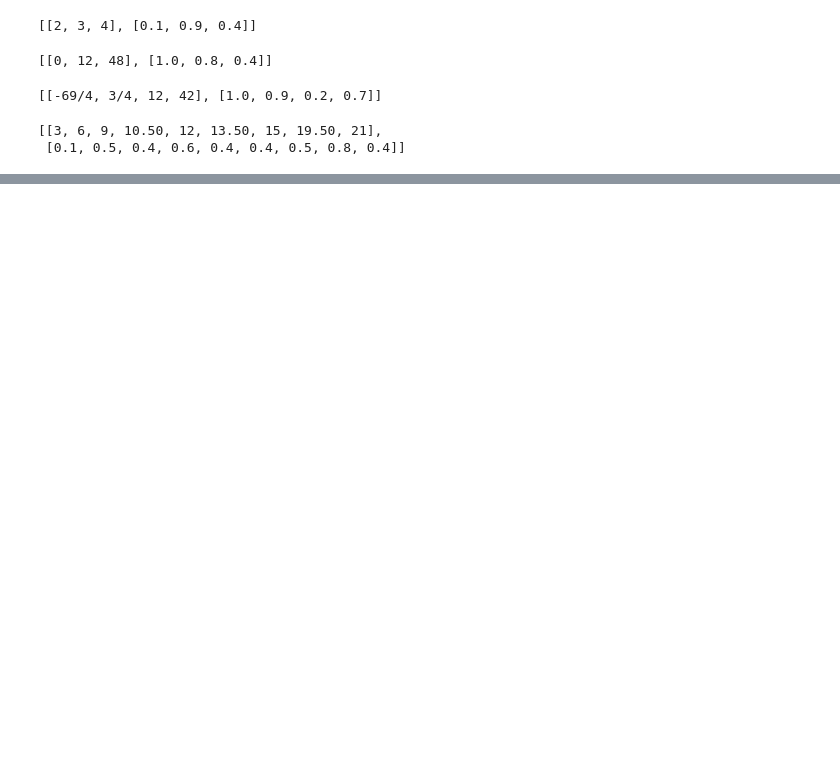
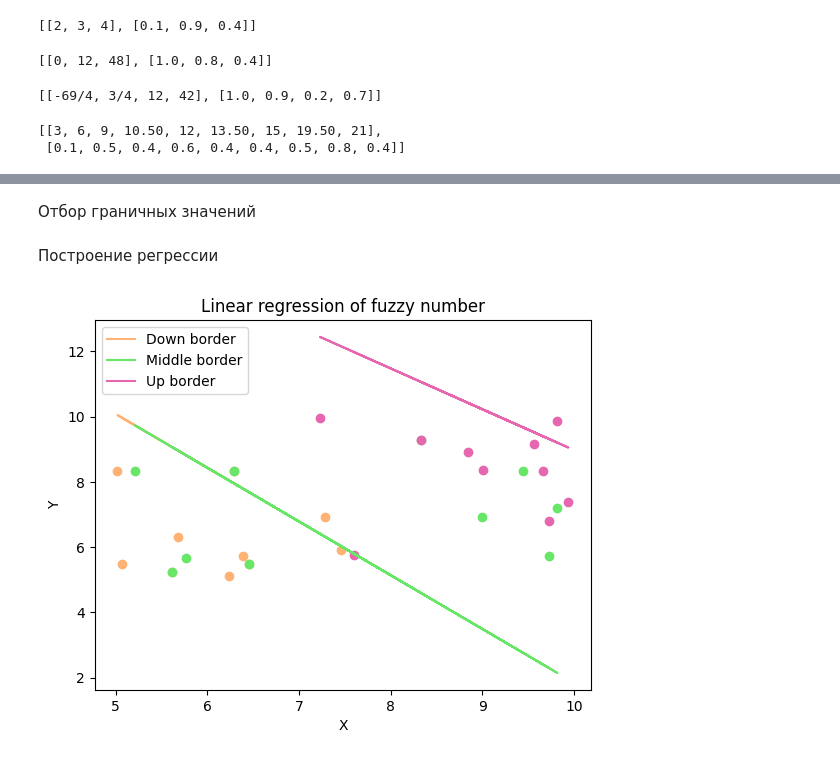
Before and after one commit to qylikss/Interval_and_Fuzzy_Numbers, a Jupyter notebook: Fuzzy_numbers.ipynb, the cells around one changed output, grey strips where cells are left out. Cells and saved outputs as stored; diff of their text form; code cells hidden in the pictures; blank space fills up the shorter version.

```diff
--- a/Fuzzy_numbers.ipynb
+++ b/Fuzzy_numbers.ipynb
@@ -88,14 +180,14 @@ print(a2(a, b, k))
 ###Интевальная производная
 # %%
 x = [2, 4]
-y = [3, 5]
+f = [3 + 5 * x[0], 5 + 7 * x[1]]
 n = 4 #Порядок производной
 def diff_int(x, y, n):
     right = (2 ** (n - 1) * (y[1] - y[0])) / ((x[1] - x[0]) ** n)
     left = -right
     return [left, right]
 
-print(diff_int(x, y, n))
+print(diff_int(x, f, n))
 print(diff_int([3, 6], [2, 8], 3))
 print(diff_int([-10, 5], [-6, -1], 9))
 # %% [output]
@@ -740,0 +990,47 @@ Triangle.int_over_fuzz_lim(down, up, function).number
+# %% [markdown]
+Отбор граничных значений
+# %%
+middle_coef_a = a[0][a[1].index(max(a[1]))]
+down_coef_a = min(a[0])
+up_coef_a = max(a[0])
+down_coef_b = min(b[0])
+up_coef_b = max(b[0])
+middle_coef_b = b[0][b[1].index(max(b[1]))]
+down_y = []
+up_y = []
+middle_y = []
+down_x = []
+up_x = []
+middle_x = []
+true_y_down = []
+true_y_up = []
+true_y_middle = []
+for i in range(m):
+    true_y_down.append(Y[i][0][0])
+    true_y_up.append(Y[i][0][-1])
+    true_y_middle.append(Y[i][0][Y[i][1].index(max(Y[i][1]))])
+    temp_down_x = x[i][0]
+    temp_up_x = x[i][-1]
+    temp_middle_x = x[i][ver_x[i].index(max(ver_x[i]))]
+    down_x.append(temp_down_x)
+    up_x.append(temp_up_x)
+    middle_x.append(temp_middle_x)
+    down_y.append(down_coef_a * temp_down_x + down_coef_b)
+    up_y.append(up_coef_a * temp_up_x + up_coef_b)
+    middle_y.append(middle_coef_a * temp_middle_x + middle_coef_b)
+# %% [markdown]
+Построение регрессии
+# %%
+plt.scatter(down_x, true_y_down, color='#FFB273')
+plt.plot(down_x, down_y, color='#FFB273', label='Down border')
+plt.scatter(middle_x, true_y_middle, color='#67E667')
+plt.plot(middle_x, middle_y, color='#67E667', label='Middle border')
+plt.scatter(up_x, true_y_up, color='#E667AF')
+plt.plot(up_x, up_y, color='#E667AF', label='Up border')
+plt.title('Linear regression of fuzzy number')
+plt.xlabel('X')
+plt.ylabel('Y')
+plt.legend()
+plt.show()
+# %% [output]
+[figure, added]
```
Also changed, not shown: parts of 17 cells of this notebook.
